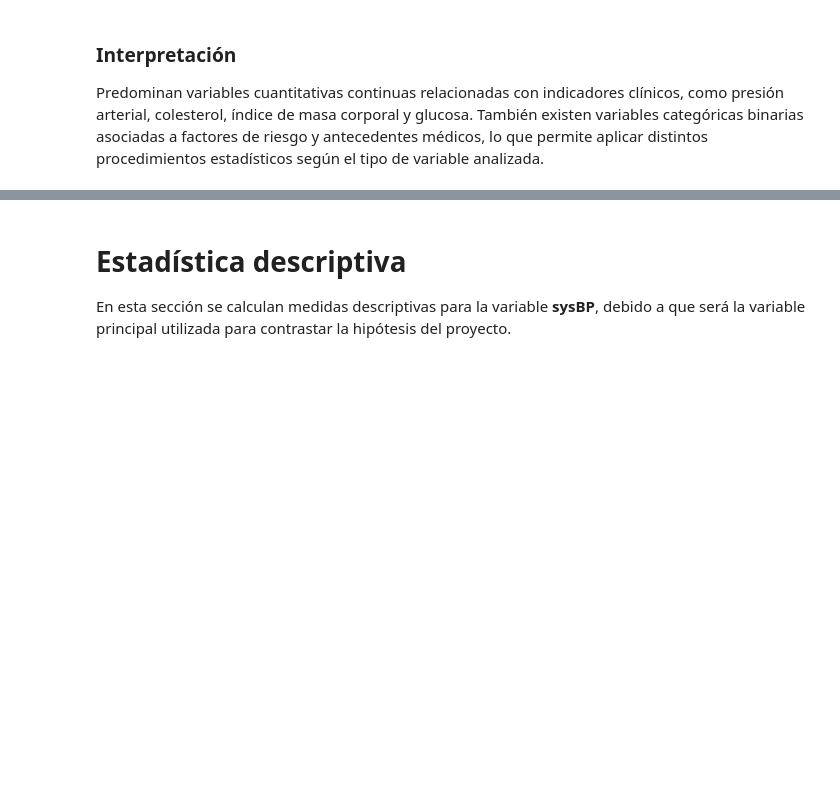
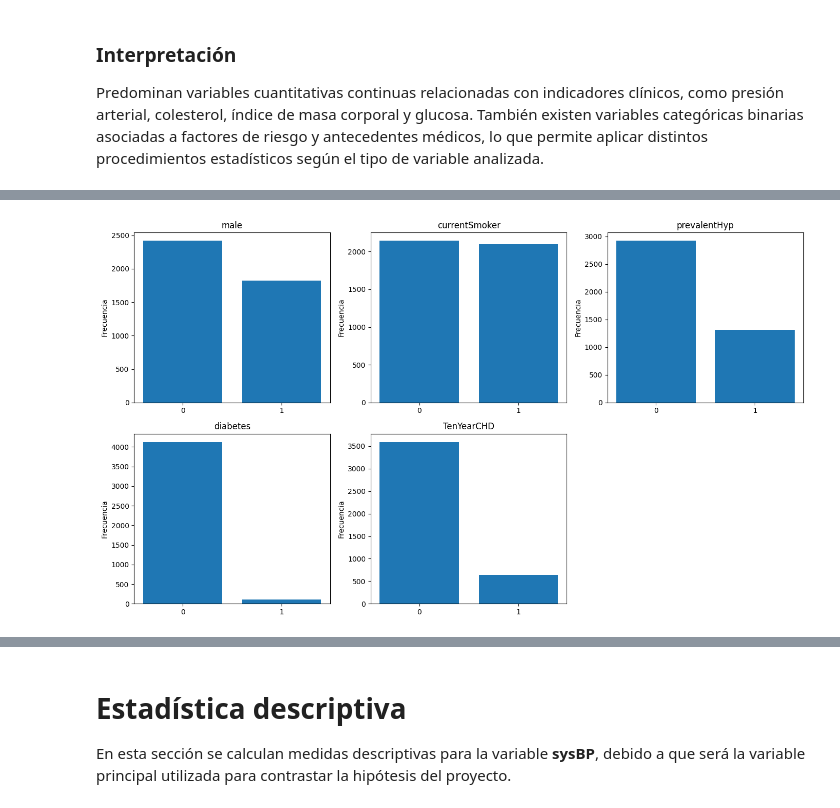
Before and after one commit to Prod1982/mcdi501_grupo6, a Jupyter notebook: notebooks/F1_Analisis_Exploratorio.ipynb, the cells around one changed output, grey strips where cells are left out. Saved outputs shown, nothing was run; the diff lists cells and outputs as text; code cells hidden in the pictures; blank space fills up the shorter version.

```diff
--- a/notebooks/F1_Analisis_Exploratorio.ipynb
+++ b/notebooks/F1_Analisis_Exploratorio.ipynb
@@ -269,0 +372,24 @@ Predominan variables cuantitativas continuas relacionadas con indicadores clíni
+# %%
+fig, axes = plt.subplots(2, 3, figsize=(14,8))
+
+axes = axes.flatten()
+
+for i, variable in enumerate(variables_categoricas):
+
+    conteo = df[variable].value_counts().sort_index()
+
+    axes[i].bar(
+        conteo.index.astype(str),
+        conteo.values
+    )
+
+    axes[i].set_title(variable)
+    axes[i].set_ylabel("Frecuencia")
+
+# eliminar el último gráfico vacío
+fig.delaxes(axes[-1])
+
+plt.tight_layout()
+plt.show()
+# %% [output]
+[figure, added]
```
Also changed, not shown: parts of 38 cells of this notebook, 1 other file.
